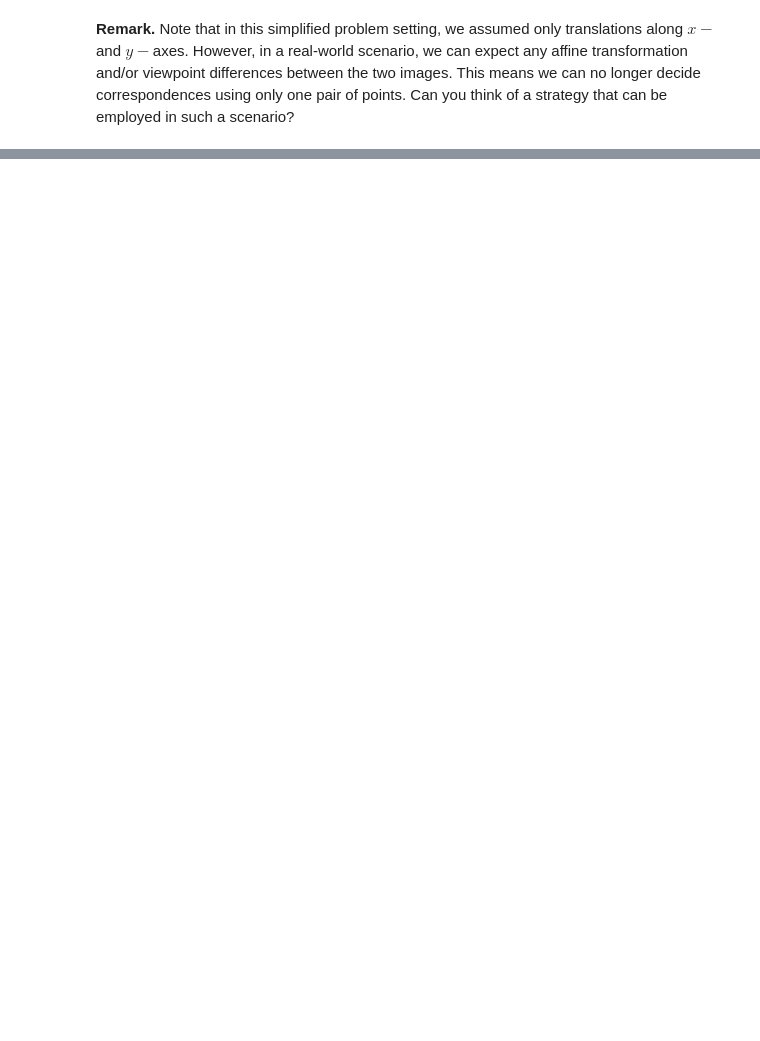
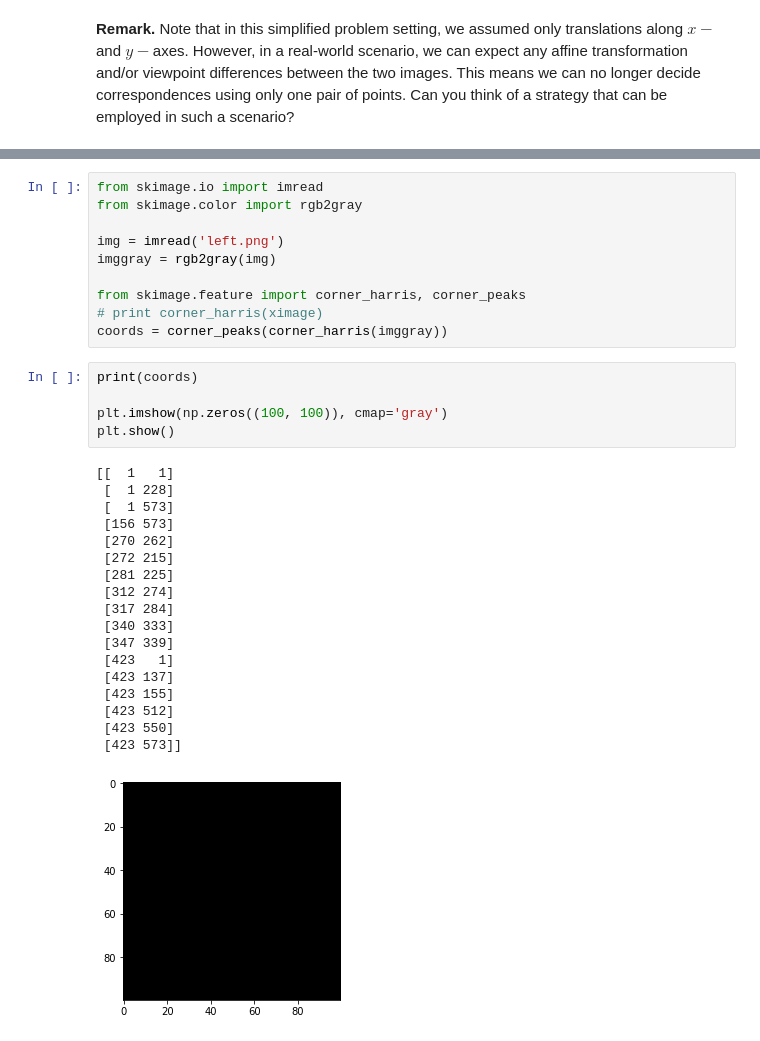
Before and after one commit to VincentAuriau/Visual_Computing, a Jupyter notebook: Assignment_1/VIC2018_Assignment1.ipynb, the cells around one changed output, grey strips where cells are left out. Cells and saved outputs as stored; diff of their text form; blank space fills up the shorter version.

```diff
--- a/Assignment_1/VIC2018_Assignment1.ipynb
+++ b/Assignment_1/VIC2018_Assignment1.ipynb
@@ -414,0 +496,34 @@ plt.show()
+# %%
+from skimage.io import imread
+from skimage.color import rgb2gray
+
+img = imread('left.png')
+imggray = rgb2gray(img)
+
+from skimage.feature import corner_harris, corner_peaks
+# print corner_harris(ximage)
+coords = corner_peaks(corner_harris(imggray))
+# %%
+print(coords)
+
+plt.imshow(np.zeros((100, 100)), cmap='gray')
+plt.show()
+# %% [output]
+[[  1   1]
+ [  1 228]
+ [  1 573]
+ [156 573]
+ [270 262]
+ [272 215]
+ [281 225]
+ [312 274]
+ [317 284]
+ [340 333]
+ [347 339]
+ [423   1]
+ [423 137]
+ [423 155]
+ [423 512]
+ [423 550]
+ [423 573]]
+[figure, added]
```
Also changed, not shown: parts of 7 cells of this notebook.
